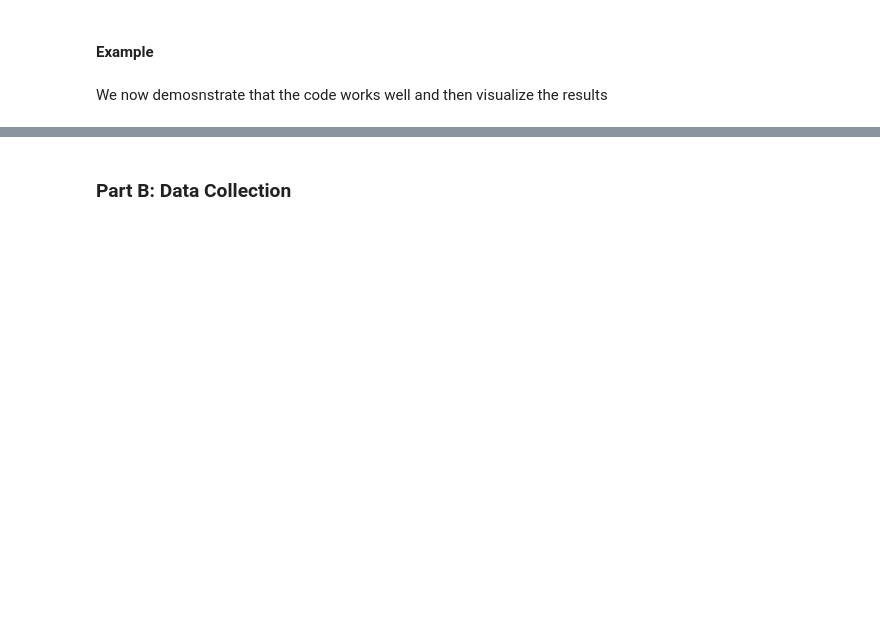
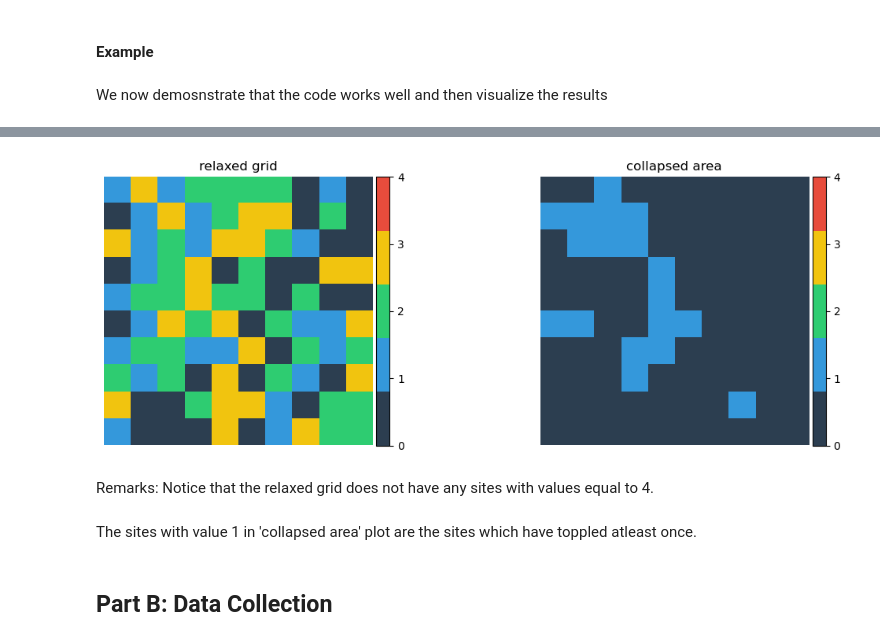
Before and after one commit to Argemenon/Modelling_Complex_Systems, a Jupyter notebook: term1.ipynb, the cells around one changed output, grey strips where cells are left out. Cells and saved outputs as stored; diff of their text form; code cells hidden in the pictures; blank space fills up the shorter version.

```diff
--- a/term1.ipynb
+++ b/term1.ipynb
@@ -97 +76,32 @@ def plot_a(grid1, grid2, grid3):
+# %%
+def plot_grids(grid1, grid2):
+
+    fig, axes = plt.subplots(
+        1, 2,
+        figsize=(12, 4),
+        gridspec_kw={'width_ratios': [1, 1]}
+    )
+
+
+    im1 = axes[0].imshow(grid1, cmap=cmap, origin='lower', vmin=0, vmax=4)
+    axes[0].set_title("relaxed grid")
+    axes[0].set_aspect('equal')
+    axes[0].axis('off')
+
+    divider1 = make_axes_locatable(axes[0])
+    cax1 = divider1.append_axes("right", size="5%", pad=0.05)
+    fig.colorbar(im1, cax=cax1, ticks=[0,1,2,3,4])
+
+
+    im2 = axes[1].imshow(grid2, cmap=cmap, origin='lower', vmin=0, vmax=4)
+    axes[1].set_title("collapsed area")
+    axes[1].set_aspect('equal')
+    axes[1].axis('off')
+
+    divider2 = make_axes_locatable(axes[1])
+    cax2 = divider2.append_axes("right", size="5%", pad=0.05)
+    fig.colorbar(im2, cax=cax2, ticks=[0,1,2,3,4])
+
+    plt.tight_layout()
+    plt.show()
 # %% [markdown]
@@ -128,2 +147,12 @@ plt.colorbar(ticks=[0,1,2,3,4])
+# %%
+n, grid_change = relax(grid)
+plot_grids(grid, grid_change)
+# %% [output]
+[figure, added]
+# %% [markdown]
+Remarks: Notice that the relaxed grid does not have any sites with values equal to 4.
+\
+\
+The sites with value 1 in 'collapsed area' plot are the sites which have toppled atleast once.
 # %% [markdown]
-### Part B: Data Collection
+## Part B: Data Collection
```
Also changed, not shown: parts of 48 cells of this notebook, 1 other file.
